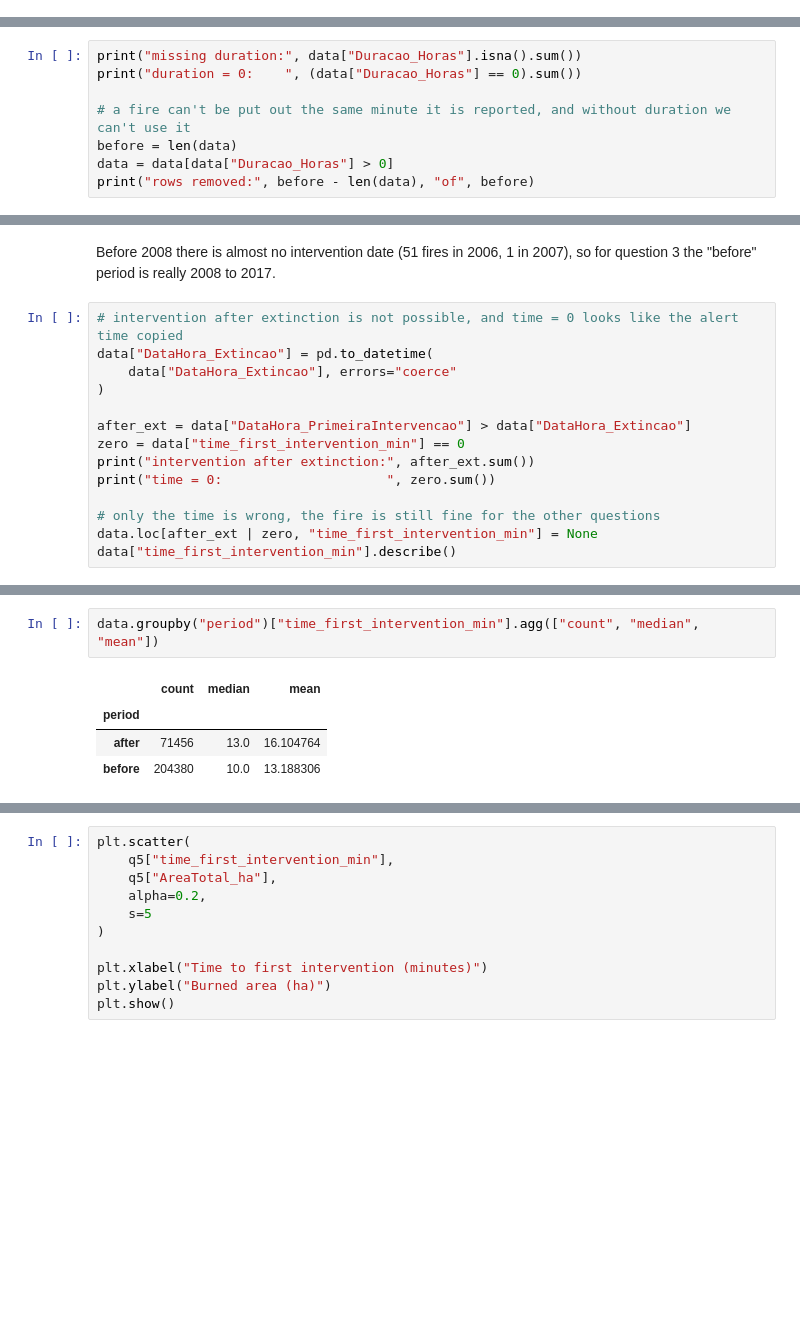
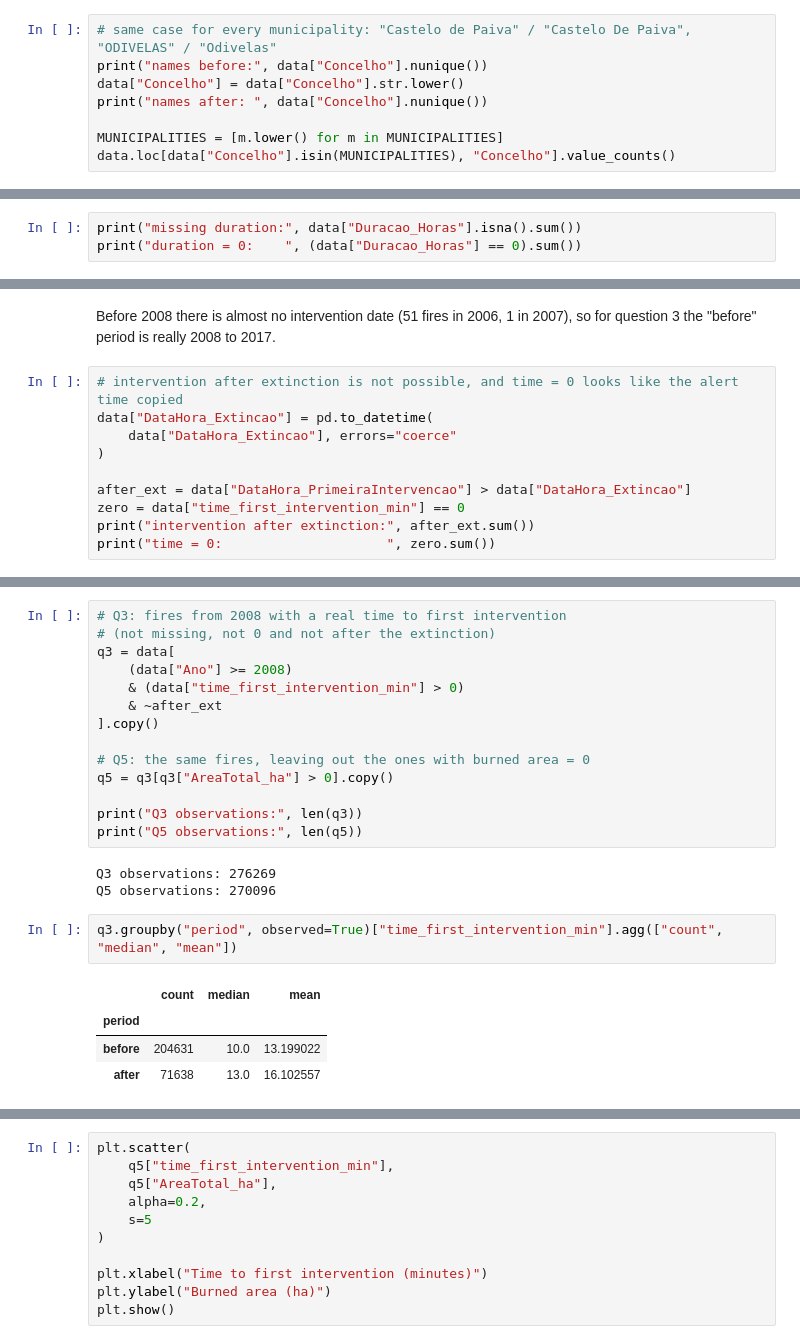
Before and after one commit to KevinSalgado/Statistics_Project, a Jupyter notebook: Data_Preparation_and_Visualization.ipynb, the cells around one changed output, grey strips where cells are left out. Saved outputs shown, nothing was run; the diff lists cells and outputs as text; blank space fills up the shorter version.

```diff
--- a/Data_Preparation_and_Visualization.ipynb
+++ b/Data_Preparation_and_Visualization.ipynb
@@ -266,0 +296,8 @@ dtype: object
+# %%
+# same case for every municipality: "Castelo de Paiva" / "Castelo De Paiva", "ODIVELAS" / "Odivelas"
+print("names before:", data["Concelho"].nunique())
+data["Concelho"] = data["Concelho"].str.lower()
+print("names after: ", data["Concelho"].nunique())
+
+MUNICIPALITIES = [m.lower() for m in MUNICIPALITIES]
+data.loc[data["Concelho"].isin(MUNICIPALITIES), "Concelho"].value_counts()
@@ -337,11 +487,6 @@ For question 1 we keep only the fires with cause `Negligente` or `Intencional`.
 # %%
 print("missing duration:", data["Duracao_Horas"].isna().sum())
 print("duration = 0:    ", (data["Duracao_Horas"] == 0).sum())
-
-# a fire can't be put out the same minute it is reported, and without duration we can't use it
-before = len(data)
-data = data[data["Duracao_Horas"] > 0]
-print("rows removed:", before - len(data), "of", before)
 # %% [output]
 missing duration: 513
 duration = 0:     636
@@ -440,8 +702,4 @@ after_ext = data["DataHora_PrimeiraIntervencao"] > data["DataHora_Extincao"]
 zero = data["time_first_intervention_min"] == 0
 print("intervention after extinction:", after_ext.sum())
 print("time = 0:                     ", zero.sum())
-
-# only the time is wrong, the fire is still fine for the other questions
-data.loc[after_ext | zero, "time_first_intervention_min"] = None
-data["time_first_intervention_min"].describe()
 # %% [output]
@@ -459,9 +733,26 @@ Name: time_first_intervention_min, dtype: float64
+# %%
+# Q3: fires from 2008 with a real time to first intervention
+# (not missing, not 0 and not after the extinction)
+q3 = data[
+    (data["Ano"] >= 2008)
+    & (data["time_first_intervention_min"] > 0)
+    & ~after_ext
+].copy()
+
+# Q5: the same fires, leaving out the ones with burned area = 0
+q5 = q3[q3["AreaTotal_ha"] > 0].copy()
+
+print("Q3 observations:", len(q3))
+print("Q5 observations:", len(q5))
+# %% [output]
+Q3 observations: 276269
+Q5 observations: 270096
 # %%
-data.groupby("period")["time_first_intervention_min"].agg(["count", "median", "mean"])
+q3.groupby("period", observed=True)["time_first_intervention_min"].agg(["count", "median", "mean"])
 # %% [output]
 |  | count | median | mean |
 | period |  |  |  |
-| after | 71456 | 13.0 | 16.104764 |
-| before | 204380 | 10.0 | 13.188306 |
+| before | 204631 | 10.0 | 13.199022 |
+| after | 71638 | 13.0 | 16.102557 |
 # %%
 fig, ax = plt.subplots()
```
Also changed, not shown: parts of 69 cells of this notebook, 5 other files.
